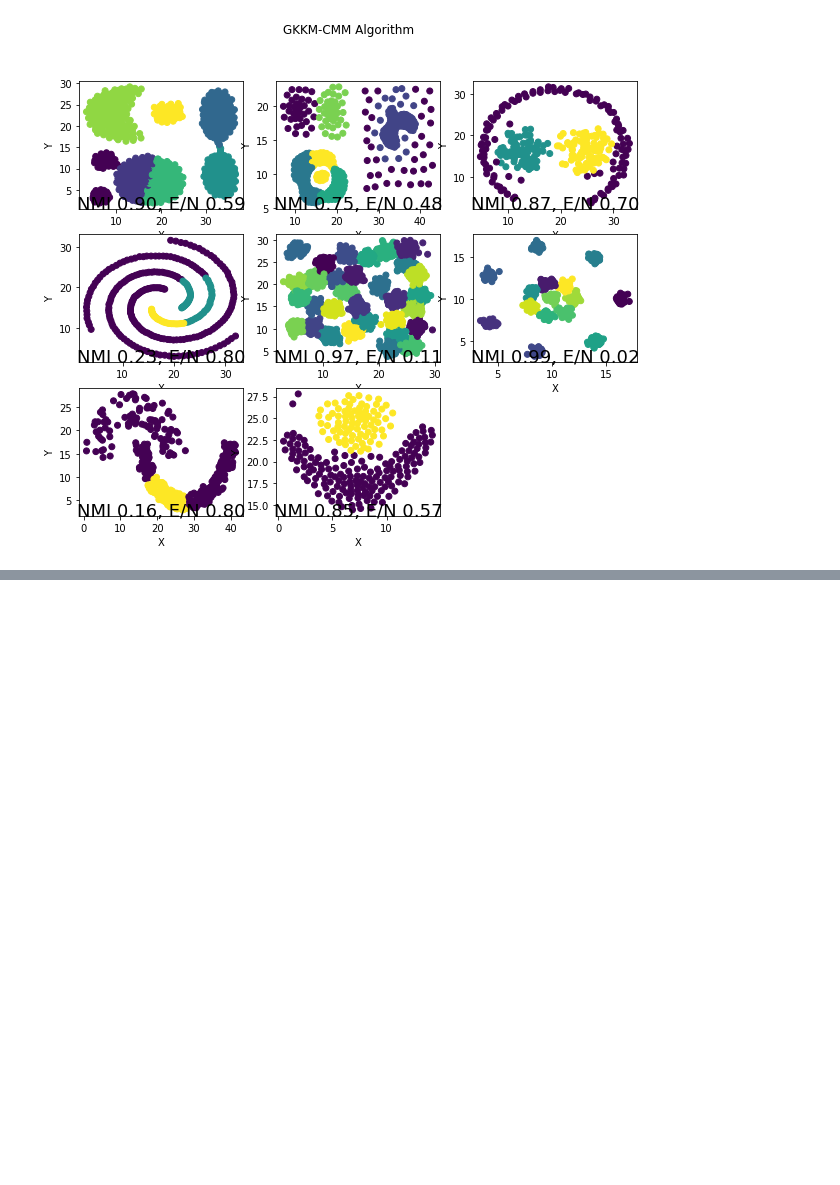
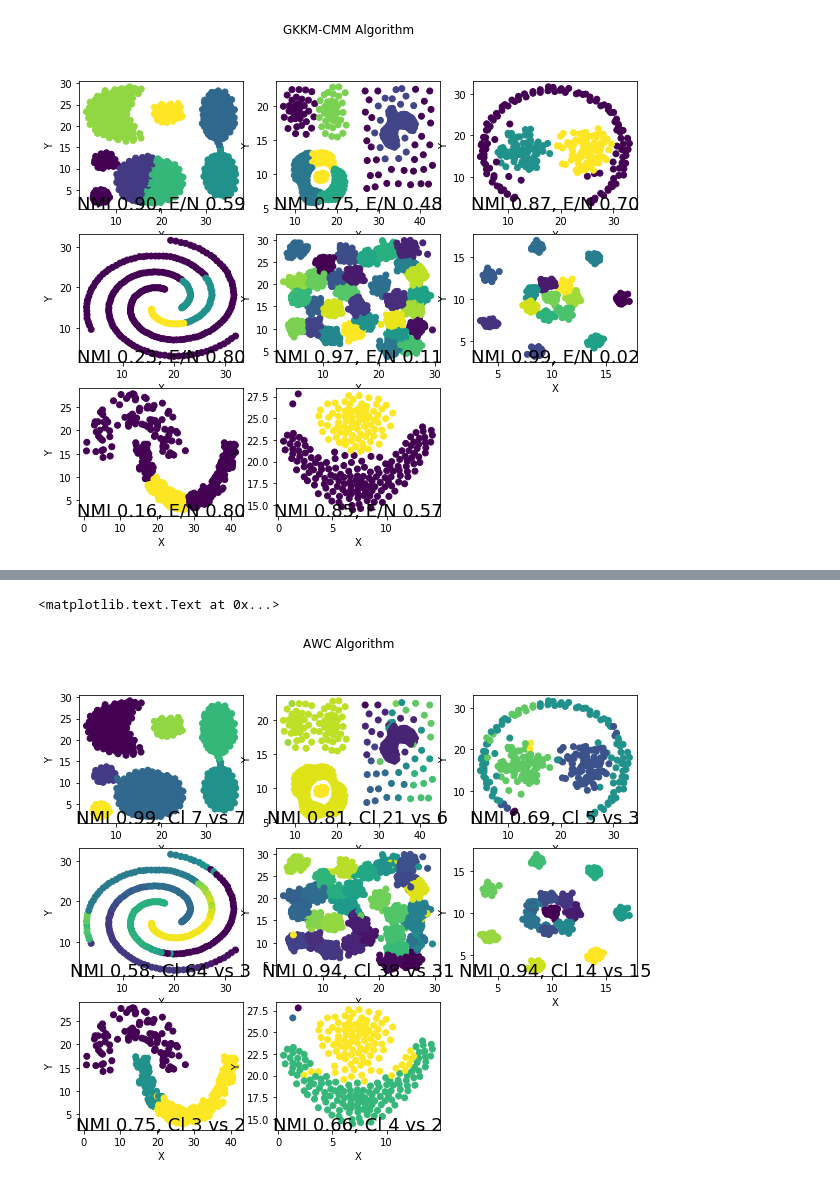
Before and after one commit to fcasola/Clustering-Algorithms, a Jupyter notebook: analysis/Demo_analysis_shape_set.ipynb, the cells around one changed output, grey strips where cells are left out. Cells and saved outputs as stored; diff of their text form; code cells hidden in the pictures; blank space fills up the shorter version.

```diff
--- a/analysis/Demo_analysis_shape_set.ipynb
+++ b/analysis/Demo_analysis_shape_set.ipynb
@@ -393,0 +430,35 @@ plt.suptitle("%s Algorithm"%algo_name)
+# %%
+#4b- We plot the results of the AWC algorithm, as computed in section 4a.
+# each plot shows the NMI value and the number of predicted clusters vs the real ones
+# we clearly see that:
+# - results are very good for the Aggregation set
+# - the major section of the Compound plot are spotted with this lambda, but too many
+# clusters come up in the region to the right, where many disconnected points are present
+# - results are quite good for most set, except the spiral one, which we shall analyze below.
+
+elm = list(Clusters_set.keys())
+#making the plot
+plt.figure(num=5,figsize=(10,8))
+for sel in range(len(elm)):
+    #loading dataset
+    XX = set_dataframes[elm[sel]].as_matrix(columns=["X","Y"])
+    #getting predicted number of clusters
+    N_id_cl = list(Cluster_prop_sep[elm[sel]][0].keys())
+    #getting predicted labels
+    lab = Cluster_prop_sep[elm[sel]][0][N_id_cl[0]]
+    #getting expected labels
+    elab = set_dataframes[elm[sel]].as_matrix(columns=["Labels"])
+    #calculate the NMI
+    NMI_loc = NMI(elab.reshape(-1,),lab.reshape(-1,))
+    #plotting
+    plt.subplot(n_plots, n_plots, sel+1)
+    ax = plt.scatter(XX[:,0],XX[:,1], c=lab)
+    loc_ax = np.array(plt.axis())
+    plt.text(np.mean(loc_ax[:2]),loc_ax[2], "NMI %3.2f, Cl %d vs %d"%(NMI_loc,N_id_cl[0],Clusters_set[elm[sel]]),
+             fontsize=18, ha='center')
+    plt.xlabel("X")
+    plt.ylabel("Y")
+plt.suptitle("AWC Algorithm")
+# %% [output]
+<matplotlib.text.Text at 0x...>
+[figure, added]
```
Also changed, not shown: parts of 1 cell of this notebook.
